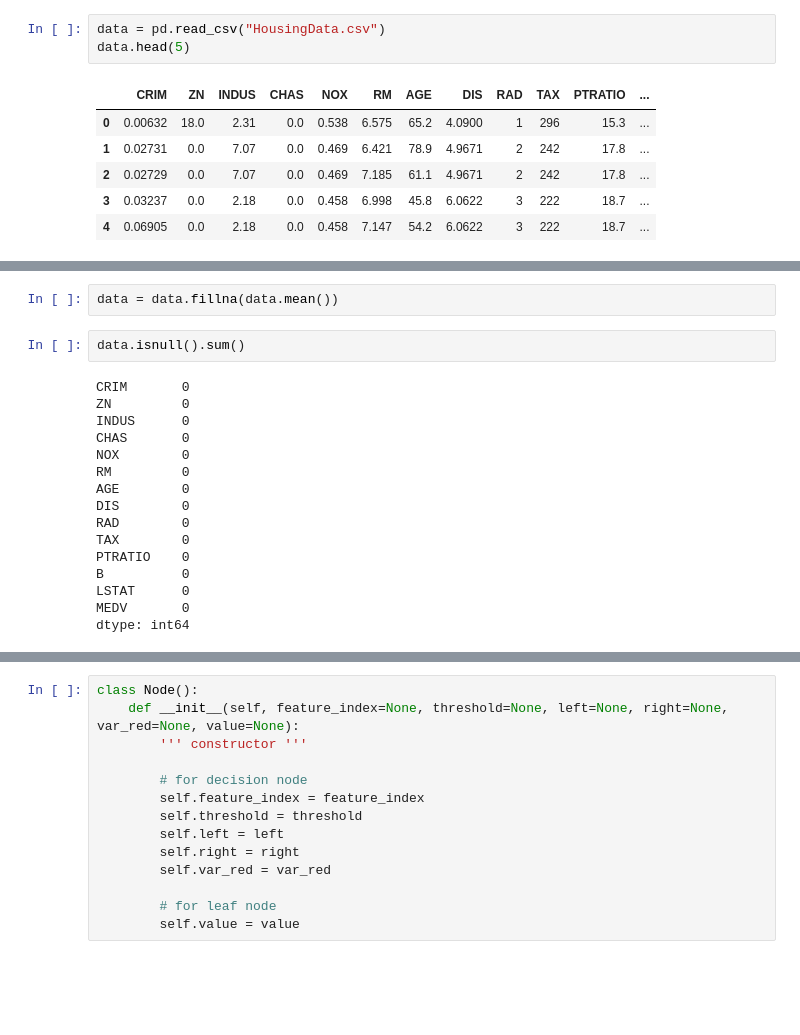
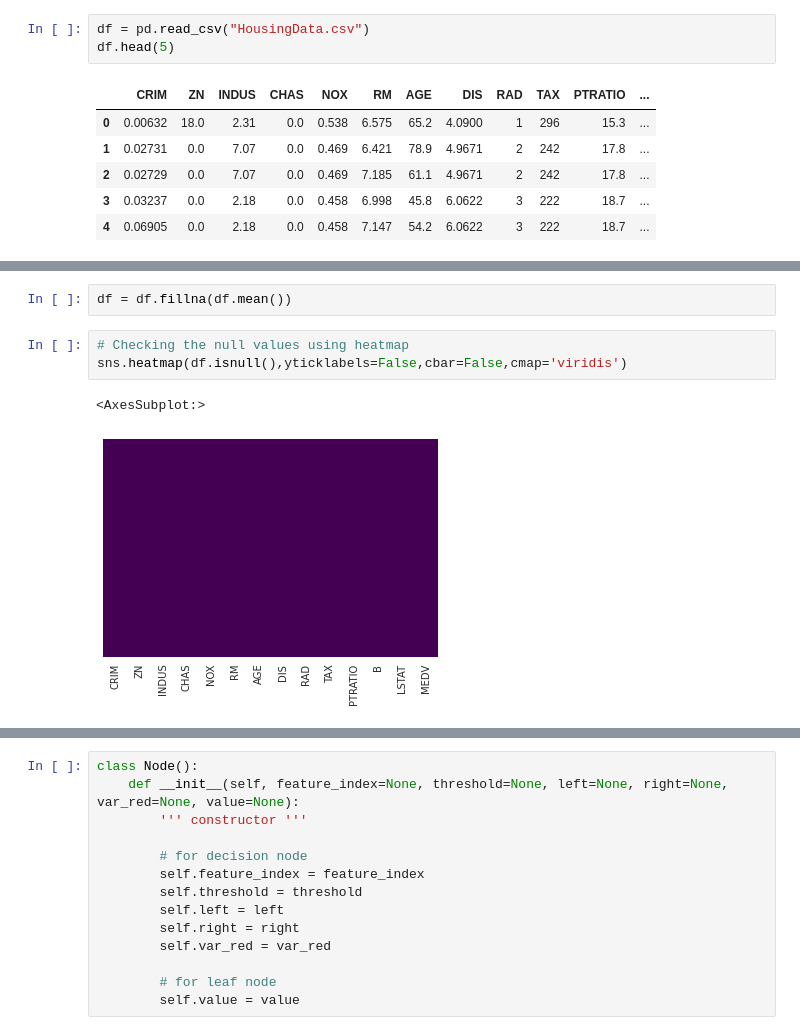
Before and after one commit to akshay1290/DecisionTreeRegreession-CART-, a Jupyter notebook: Boston_houseprice_prediction_from_scratch_1.ipynb, the cells around one changed output, grey strips where cells are left out. Saved outputs shown, nothing was run; the diff lists cells and outputs as text; blank space fills up the shorter version.

```diff
--- a/Boston_houseprice_prediction_from_scratch_1.ipynb
+++ b/Boston_houseprice_prediction_from_scratch_1.ipynb
@@ -4,6 +56,6 @@ import pandas as pd
 # %%
-data = pd.read_csv("HousingData.csv")
-data.head(5)
+df = pd.read_csv("HousingData.csv")
+df.head(5)
 # %% [output]
 |  | CRIM | ZN | INDUS | CHAS | NOX | RM | AGE | DIS | RAD | TAX | PTRATIO | ... |
 | 0 | 0.00632 | 18.0 | 2.31 | 0.0 | 0.538 | 6.575 | 65.2 | 4.0900 | 1 | 296 | 15.3 | ... |
@@ -79,23 +146,11 @@ B           0
 LSTAT      20
 MEDV        0
 dtype: int64
-# %%
-data = data.fillna(data.mean())
-# %%
-data.isnull().sum()
-# %% [output]
-CRIM       0
-ZN         0
-INDUS      0
-CHAS       0
-NOX        0
-RM         0
-AGE        0
-DIS        0
-RAD        0
-TAX        0
-PTRATIO    0
-B          0
-LSTAT      0
-MEDV       0
-dtype: int64
+# %%
+df = df.fillna(df.mean())
+# %%
+# Checking the null values using heatmap
+sns.heatmap(df.isnull(),yticklabels=False,cbar=False,cmap='viridis')
+# %% [output]
+<AxesSubplot:>
+[figure, added]
```
Also changed, not shown: parts of 44 cells of this notebook.
